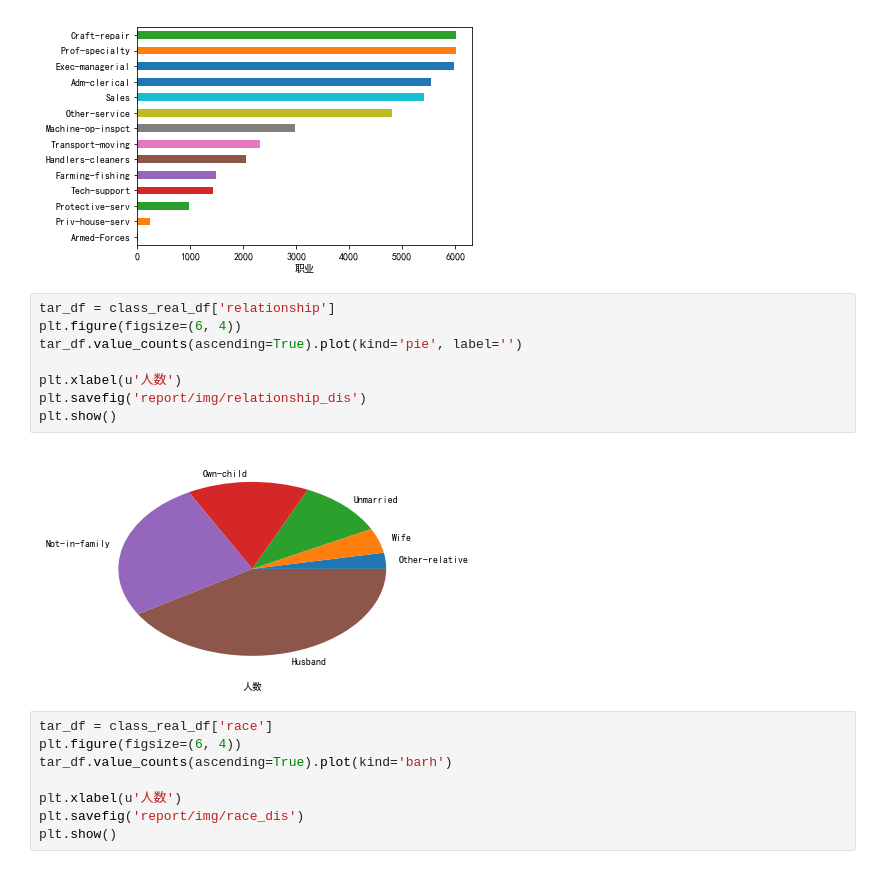
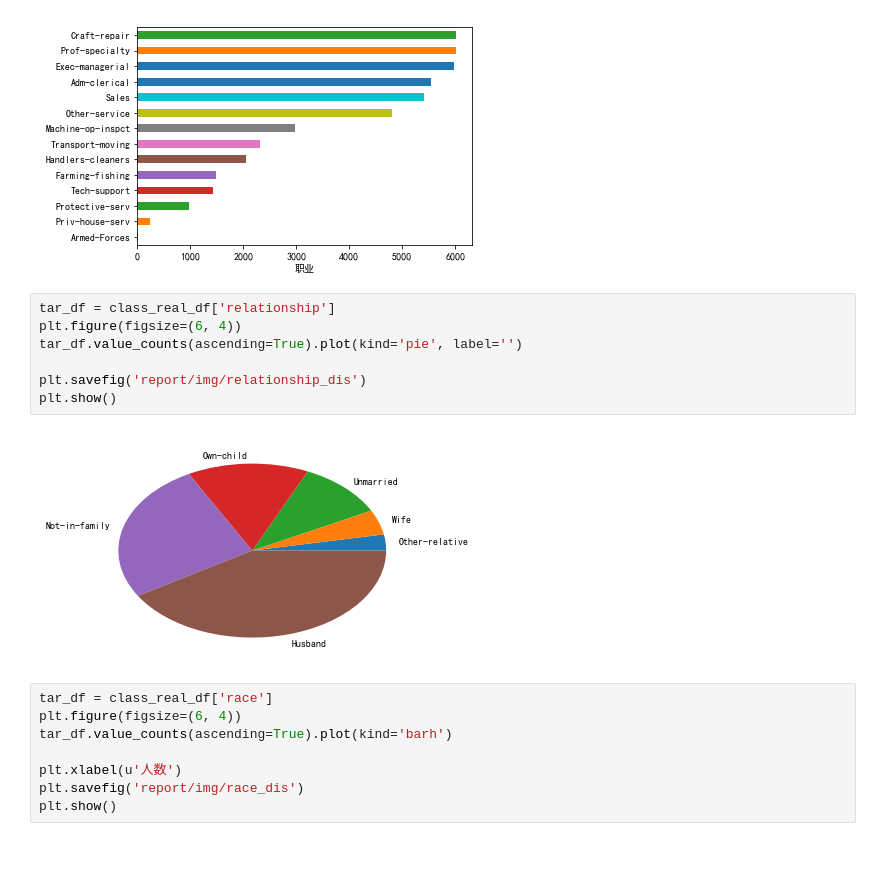
Before and after one commit to shinshiner/CS245-Data-Science, a Jupyter notebook: Adult++/main.ipynb, the cells around one changed output. Cells and saved outputs as stored; diff of their text form.

```diff
--- a/Adult++/main.ipynb
+++ b/Adult++/main.ipynb
@@ -244,13 +243,12 @@ plt.show()
 # %%
 tar_df = class_real_df['relationship']
 plt.figure(figsize=(6, 4))
 tar_df.value_counts(ascending=True).plot(kind='pie', label='')
 
-plt.xlabel(u'人数')
 plt.savefig('report/img/relationship_dis')
 plt.show()
 # %% [output]
-[figure, old version]
+[figure, new version]
 # %%
 tar_df = class_real_df['race']
 plt.figure(figsize=(6, 4))
```
Also changed, not shown: parts of 4 cells of this notebook, 13 other files.
